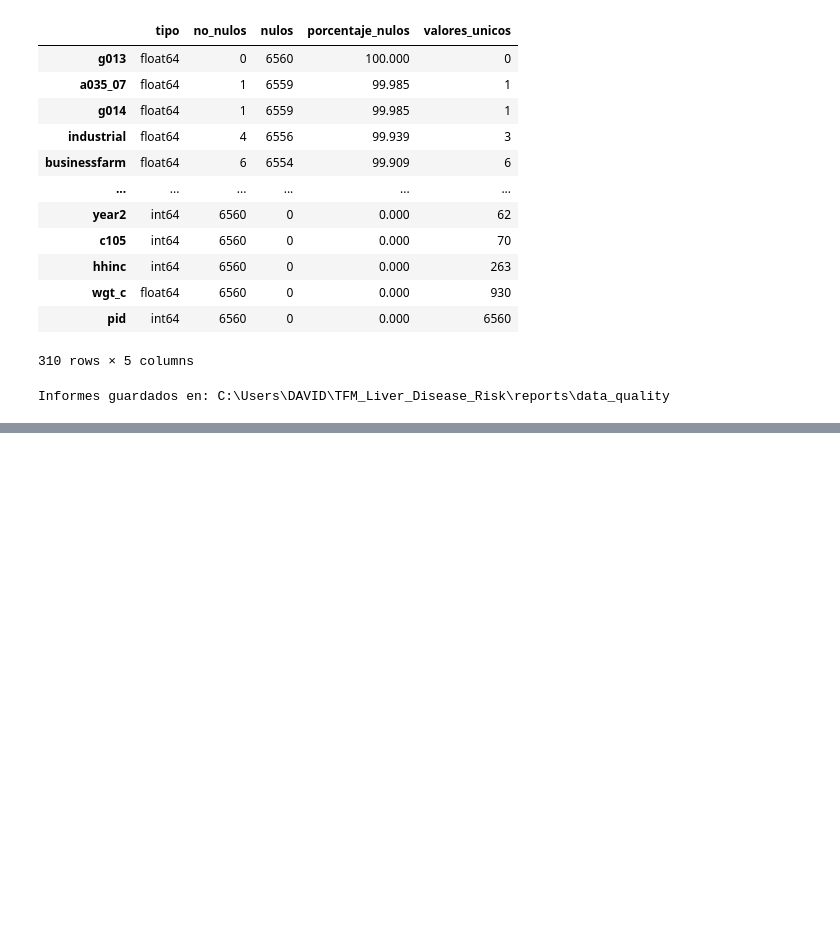
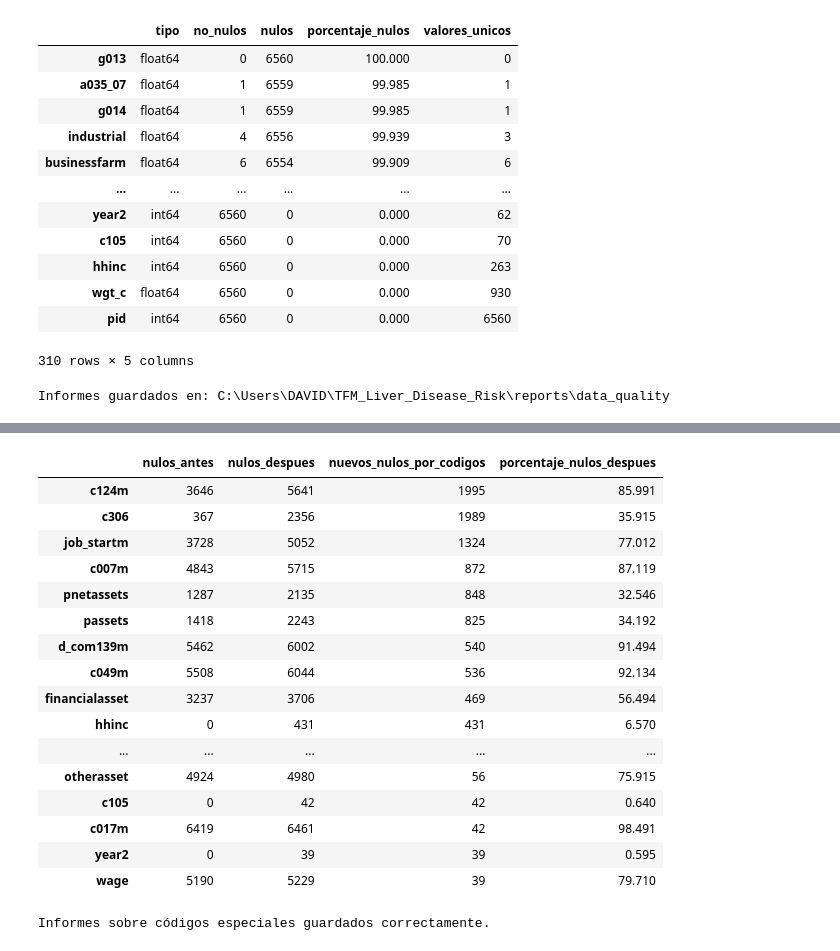
Before and after one commit to davidovi55/TFM_Liver_Disease_Risk, a Jupyter notebook: notebooks/03_data_quality_and_eda.ipynb, the cells around one changed output, grey strips where cells are left out. Cells and saved outputs as stored; diff of their text form; code cells hidden in the pictures; blank space fills up the shorter version.

```diff
--- a/notebooks/03_data_quality_and_eda.ipynb
+++ b/notebooks/03_data_quality_and_eda.ipynb
@@ -637,0 +933,75 @@ Informes guardados en: C:\Users\DAVID\TFM_Liver_Disease_Risk\reports\data_qualit
+# %%
+missing_comparison = pd.DataFrame({
+    "nulos_antes": df.isna().sum(),
+    "nulos_despues": df_work.isna().sum()
+})
+
+missing_comparison["nuevos_nulos_por_codigos"] = (
+    missing_comparison["nulos_despues"]
+    - missing_comparison["nulos_antes"]
+)
+
+missing_comparison["porcentaje_nulos_despues"] = (
+    df_work.isna().mean() * 100
+)
+
+missing_comparison = (
+    missing_comparison
+    .query("nuevos_nulos_por_codigos > 0")
+    .sort_values(
+        "nuevos_nulos_por_codigos",
+        ascending=False
+    )
+)
+
+display(missing_comparison.head(40))
+# %% [output]
+|  | nulos_antes | nulos_despues | nuevos_nulos_por_codigos | porcentaje_nulos_despues |
+| c124m | 3646 | 5641 | 1995 | 85.991 |
+| c306 | 367 | 2356 | 1989 | 35.915 |
+| job_startm | 3728 | 5052 | 1324 | 77.012 |
+| c007m | 4843 | 5715 | 872 | 87.119 |
+| pnetassets | 1287 | 2135 | 848 | 32.546 |
+| passets | 1418 | 2243 | 825 | 34.192 |
+| d_com139m | 5462 | 6002 | 540 | 91.494 |
+| c049m | 5508 | 6044 | 536 | 92.134 |
+| financialasset | 3237 | 3706 | 469 | 56.494 |
+| hhinc | 0 | 431 | 431 | 6.570 |
+| ... | ... | ... | ... | ... |
+| otherasset | 4924 | 4980 | 56 | 75.915 |
+| c105 | 0 | 42 | 42 | 0.640 |
+| c017m | 6419 | 6461 | 42 | 98.491 |
+| year2 | 0 | 39 | 39 | 0.595 |
+| wage | 5190 | 5229 | 39 | 79.710 |
+# %%
+special_missing_audit.to_csv(
+    REPORTS_DIR / "special_missing_codes_audit.csv",
+    index=False,
+    encoding="utf-8-sig"
+)
+
+special_code_summary.to_csv(
+    REPORTS_DIR / "special_missing_codes_summary.csv",
+    index=False,
+    encoding="utf-8-sig"
+)
+
+special_codes_by_patient.to_csv(
+    REPORTS_DIR / "special_missing_codes_by_patient.csv",
+    index=False,
+    encoding="utf-8-sig"
+)
+
+missing_after_special_codes.to_csv(
+    REPORTS_DIR / "missing_values_after_special_codes.csv",
+    encoding="utf-8-sig"
+)
+
+missing_comparison.to_csv(
+    REPORTS_DIR / "missing_values_before_after_special_codes.csv",
+    encoding="utf-8-sig"
+)
+
+print("Informes sobre códigos especiales guardados correctamente.")
+# %% [output]
+Informes sobre códigos especiales guardados correctamente.
```
Also changed, not shown: parts of 12 cells of this notebook, 50 other files.
